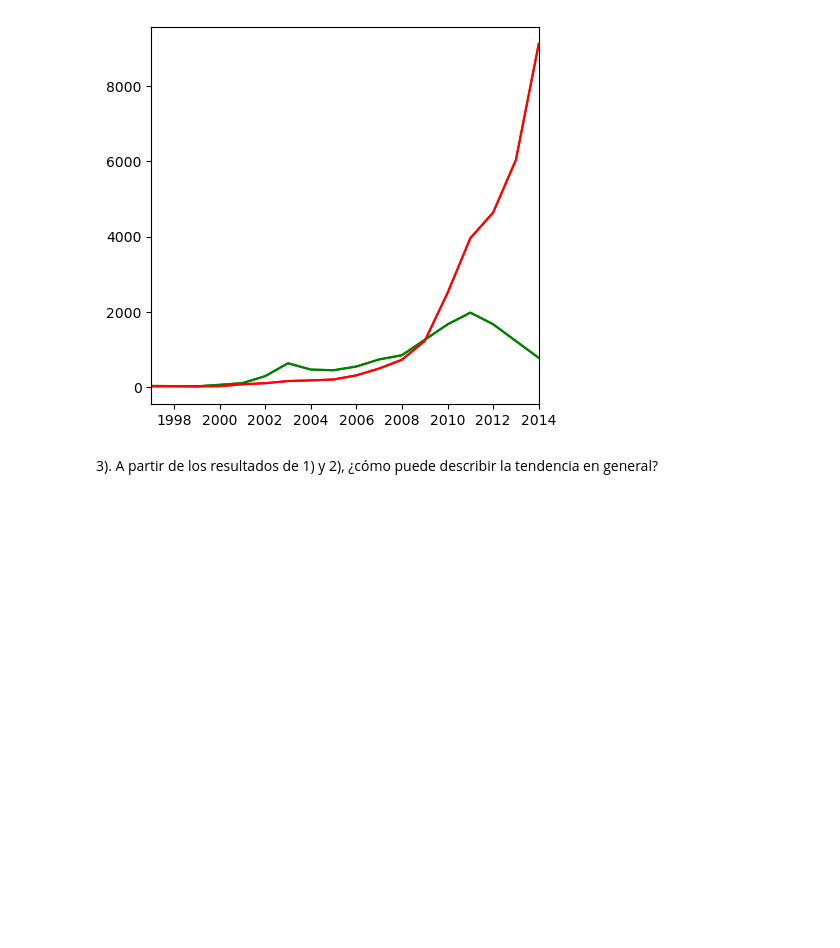
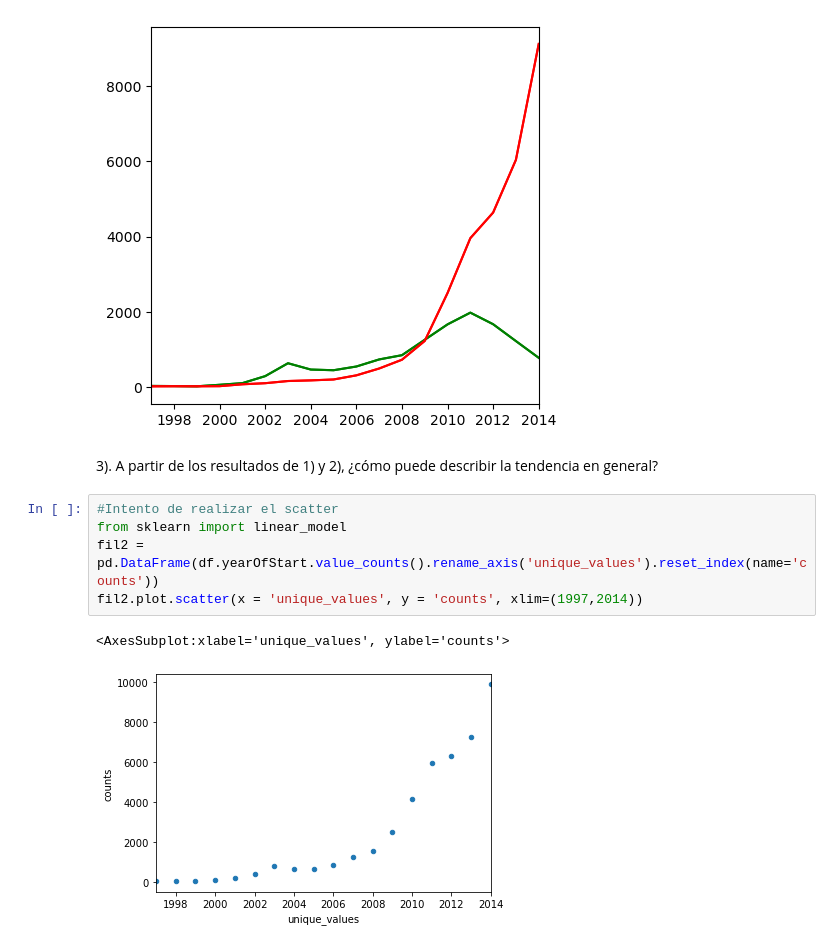
Before and after one commit to AndreaMendez09/Samsung-IA, a Jupyter notebook: 3.Ejercicios completados/2. Ejercicios obligatorios/Entregable 2 Numpy/problem_0204.ipynb, the cells around one changed output. Saved outputs shown, nothing was run; the diff lists cells and outputs as text; blank space fills up the shorter version.

```diff
--- a/3.Ejercicios completados/2. Ejercicios obligatorios/Entregable 2 Numpy/problem_0204.ipynb
+++ b/3.Ejercicios completados/2. Ejercicios obligatorios/Entregable 2 Numpy/problem_0204.ipynb
@@ -81,3 +82,11 @@ plt.show()
 [figure]
 # %% [markdown]
 3). A partir de los resultados de 1) y 2), ¿cómo puede describir la tendencia en general?
+# %%
+#Intento de realizar el scatter
+from sklearn import linear_model
+fil2 = pd.DataFrame(df.yearOfStart.value_counts().rename_axis('unique_values').reset_index(name='counts'))
+fil2.plot.scatter(x = 'unique_values', y = 'counts', xlim=(1997,2014))
+# %% [output]
+<AxesSubplot:xlabel='unique_values', ylabel='counts'>
+[figure, added]
```
Also changed, not shown: parts of 2 cells of this notebook, 8 other files.
